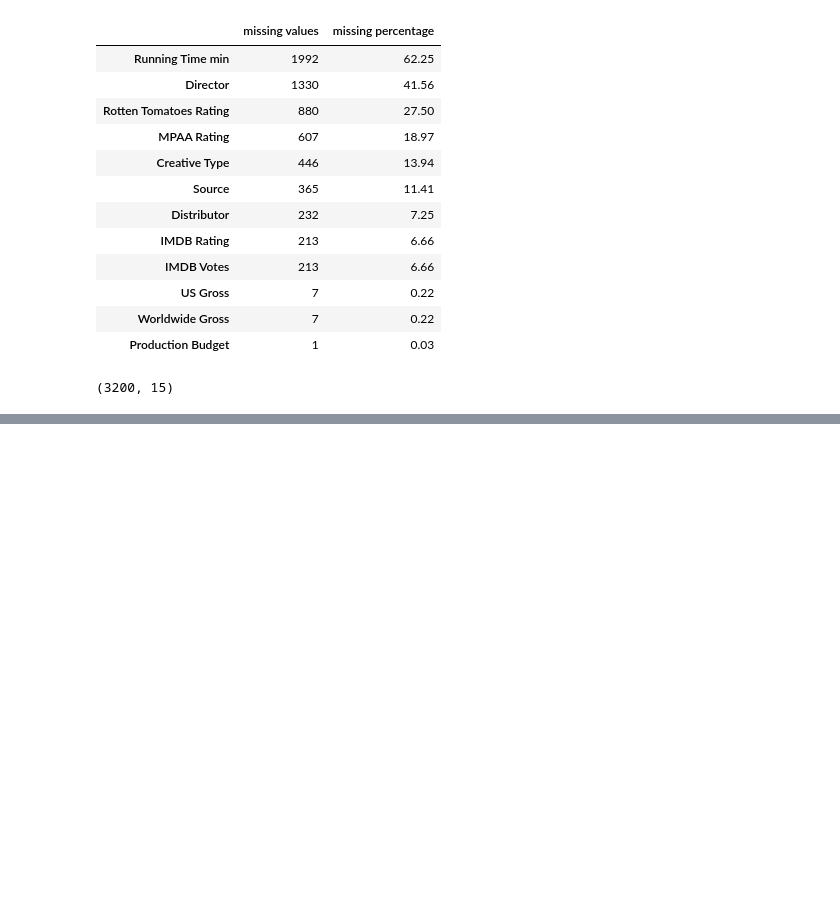
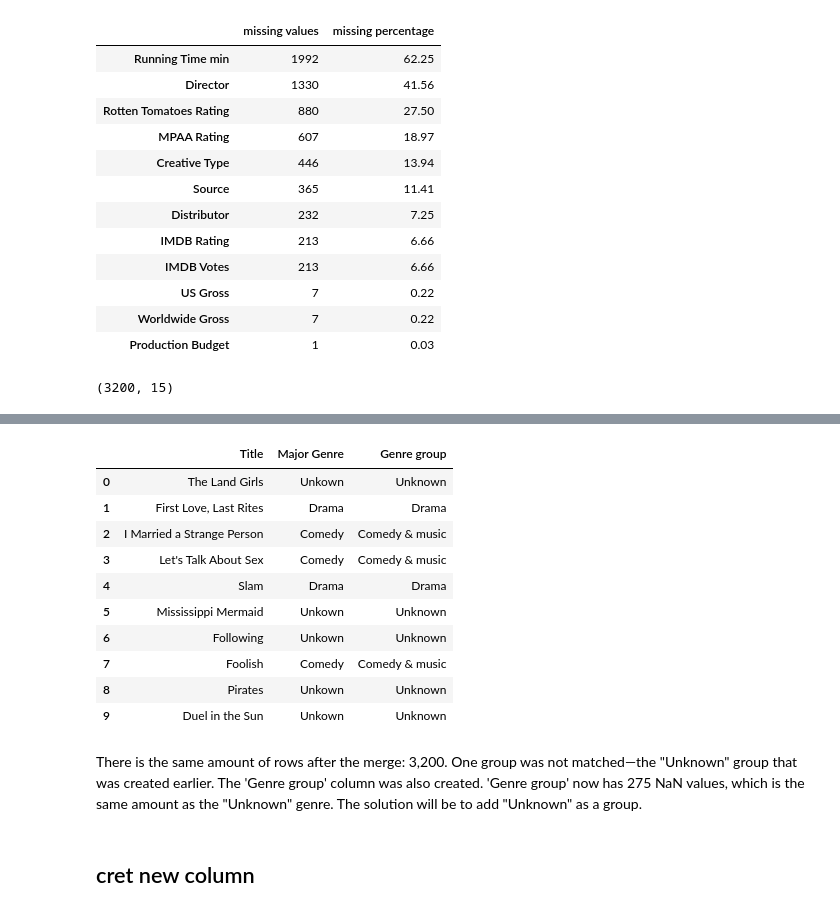
Before and after one commit to Danie1Alexandre/Lexicon---Python---AI, a Jupyter notebook: Data analysis and Visualisation/Project/project investigate a movies data set.ipynb, the cells around one changed output, grey strips where cells are left out. Saved outputs shown, nothing was run; the diff lists cells and outputs as text; code cells hidden in the pictures; blank space fills up the shorter version.

```diff
--- a/Data analysis and Visualisation/Project/project investigate a movies data set.ipynb
+++ b/Data analysis and Visualisation/Project/project investigate a movies data set.ipynb
@@ -281,0 +376,2 @@ df.shape
+# %%
+df['Genre group'] = df['Genre group'].fillna('Unknown')
@@ -281,0 +398,18 @@ df.shape
+# %%
+display(df[['Title', 'Major Genre', 'Genre group']].head(10))
+# %% [output]
+|  | Title | Major Genre | Genre group |
+| 0 | The Land Girls | Unkown | Unknown |
+| 1 | First Love, Last Rites | Drama | Drama |
+| 2 | I Married a Strange Person | Comedy | Comedy & music |
+| 3 | Let's Talk About Sex | Comedy | Comedy & music |
+| 4 | Slam | Drama | Drama |
+| 5 | Mississippi Mermaid | Unkown | Unknown |
+| 6 | Following | Unkown | Unknown |
+| 7 | Foolish | Comedy | Comedy & music |
+| 8 | Pirates | Unkown | Unknown |
+| 9 | Duel in the Sun | Unkown | Unknown |
+# %% [markdown]
+There is the same amount of rows after the merge: 3,200. One group was not matched—the "Unknown" group that was created earlier. The 'Genre group' column was also created. 'Genre group' now has 275 NaN values, which is the same amount as the "Unknown" genre. The solution will be to add "Unknown" as a group.
+# %% [markdown]
+## cret new column
```
Also changed, not shown: parts of 13 cells of this notebook.
